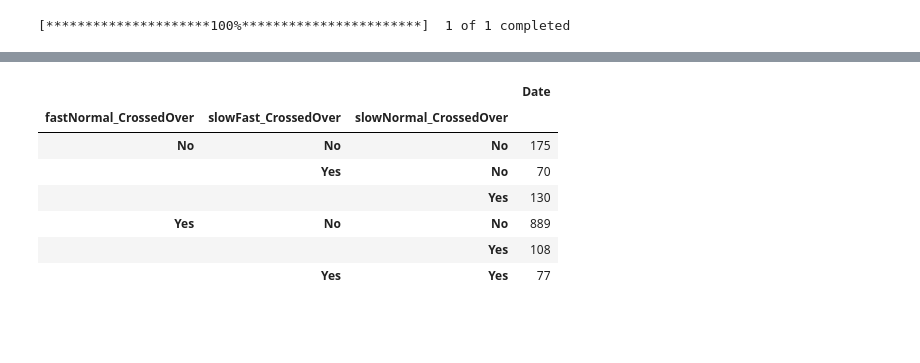
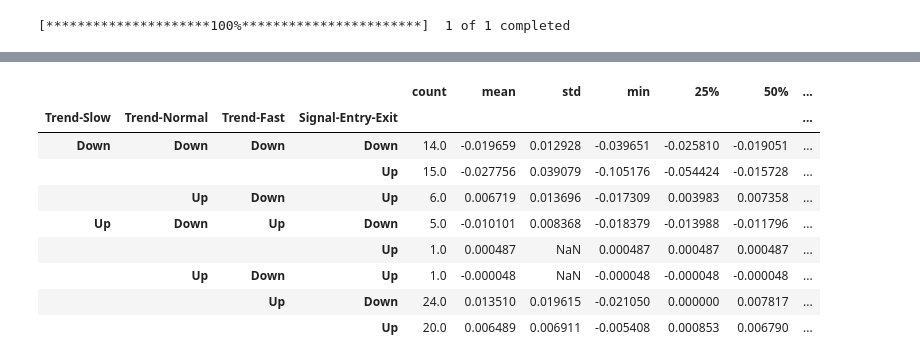
Before and after one commit to nate-belete/algoTrading, a Jupyter notebook: Golden Cross Over Backtesting.ipynb, the cells around one changed output, grey strips where cells are left out. Cells and saved outputs as stored; diff of their text form; code cells hidden in the pictures; blank space fills up the shorter version.

```diff
--- a/Golden Cross Over Backtesting.ipynb
+++ b/Golden Cross Over Backtesting.ipynb
@@ -55,6 +55,10 @@ df['slowSMA'] = df['Close'].rolling(slowSMA).mean()
 # drop nulls
 df.dropna(inplace=True)
 df.reset_index(inplace=True, drop = True)
+
+# If close is higher than slowSMA, then trend in up
+df['Trend'] = 'Down'
+df.loc[df['Close'] >= df['slowSMA'], 'Trend'] = 'Up'
 # %%
 # calculate the area between slow and fast sma
 df['spead_fastSMA_normalSMA'] =  (df['fastSMA'] - df['normalSMA']) / abs(df['Close'] - df['normalSMA'])
@@ -170,11 +174,51 @@ plt.show()
-# %%
-df.groupby(['fastNormal_CrossedOver','slowFast_CrossedOver','slowNormal_CrossedOver']).count()[['Date']]
-# %% [output]
-|  |  |  | Date |
-| fastNormal_CrossedOver | slowFast_CrossedOver | slowNormal_CrossedOver |  |
-| No | No | No | 175 |
-|  | Yes | No | 70 |
-|  |  | Yes | 130 |
-| Yes | No | No | 889 |
-|  |  | Yes | 108 |
-|  | Yes | Yes | 77 |
+# %%
+roi.sort_values('index').tail()
+
+#   Trend Level 1 - Slowest
+#         'slowNormal_CrossedOver': 'Slow SMA is ABOVE Normal SMA'
+#             -- 'Macro Trend'
+#             -- 'Yes': 'Down Trending Long Term Trend'
+#             -- 'No': 'Up Trending  Long Term Trend'
+
+#   Trend Level 2 - Normal
+#         'Trend': 'Price is ABOVE slow SMA'
+#             -- 'Micro Trend'
+#             -- 'Up': 'Up Trending Near-Term Trend'
+#             -- 'Down': 'Down Trending  Near-Term Trend'
+
+#   Trend Level 3 - Fastest
+#         'slowFast_CrossedOver': 'Slow SMA is ABOVE Fast SMA'
+#             -- 'Mirco-Mirco Trend'
+#             --'Yes': 'Down Trend Micro-Micro Trend'
+#             --'No': 'Up Trend Micro-Micro Trend'
+
+#    Entry Signal
+#         'fastNormal_CrossedOver': 'Fast SMA is ABOVE Normal SMA'
+#             -- 'Entry Signal'
+#             -- 'Yes' : 'BUY'
+#             -- 'No': 'SELL'
+
+#    Expected ROI
+#         'ROI_fastNormal_CrossedOver': 'ROI based on each signal'
+#
+
+roi.rename(columns={'slowNormal_CrossedOver':'Trend-Slow',
+                   'Trend':'Trend-Normal',
+                   'slowFast_CrossedOver':'Trend-Fast',
+                   'fastNormal_CrossedOver':'Signal-Entry-Exit',
+                   'ROI_fastNormal_CrossedOver':'Signal-Return',
+                   'Days_Spread': 'Signal-Days'}, inplace=True)
+# %%
+roi.groupby(['Trend-Slow','Trend-Normal','Trend-Fast','Signal-Entry-Exit',
+             ]).describe()['Signal-Return']
+# %% [output]
+|  |  |  |  | count | mean | std | min | 25% | 50% | ... |
+| Trend-Slow | Trend-Normal | Trend-Fast | Signal-Entry-Exit |  |  |  |  |  |  | ... |
+| Down | Down | Down | Down | 14.0 | -0.019659 | 0.012928 | -0.039651 | -0.025810 | -0.019051 | ... |
+|  |  |  | Up | 15.0 | -0.027756 | 0.039079 | -0.105176 | -0.054424 | -0.015728 | ... |
+|  | Up | Down | Up | 6.0 | 0.006719 | 0.013696 | -0.017309 | 0.003983 | 0.007358 | ... |
+| Up | Down | Up | Down | 5.0 | -0.010101 | 0.008368 | -0.018379 | -0.013988 | -0.011796 | ... |
+|  |  |  | Up | 1.0 | 0.000487 | NaN | 0.000487 | 0.000487 | 0.000487 | ... |
+|  | Up | Down | Up | 1.0 | -0.000048 | NaN | -0.000048 | -0.000048 | -0.000048 | ... |
+|  |  | Up | Down | 24.0 | 0.013510 | 0.019615 | -0.021050 | 0.000000 | 0.007817 | ... |
+|  |  |  | Up | 20.0 | 0.006489 | 0.006911 | -0.005408 | 0.000853 | 0.006790 | ... |
```
Also changed, not shown: parts of 13 cells of this notebook.
